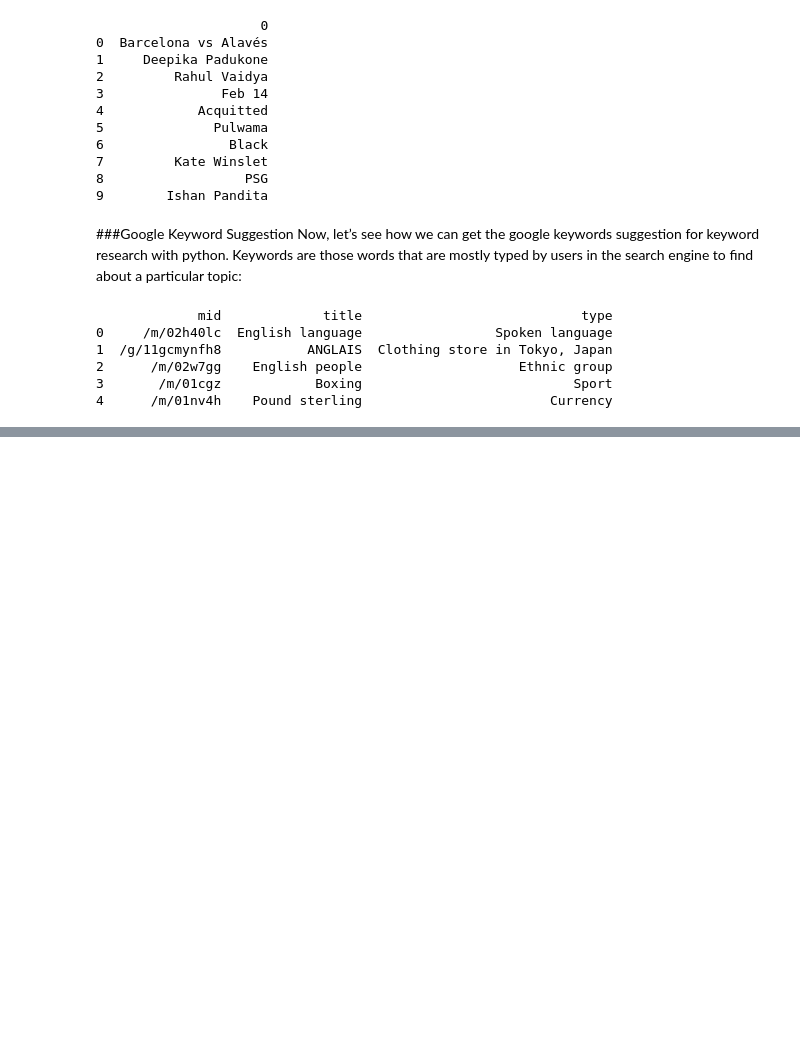
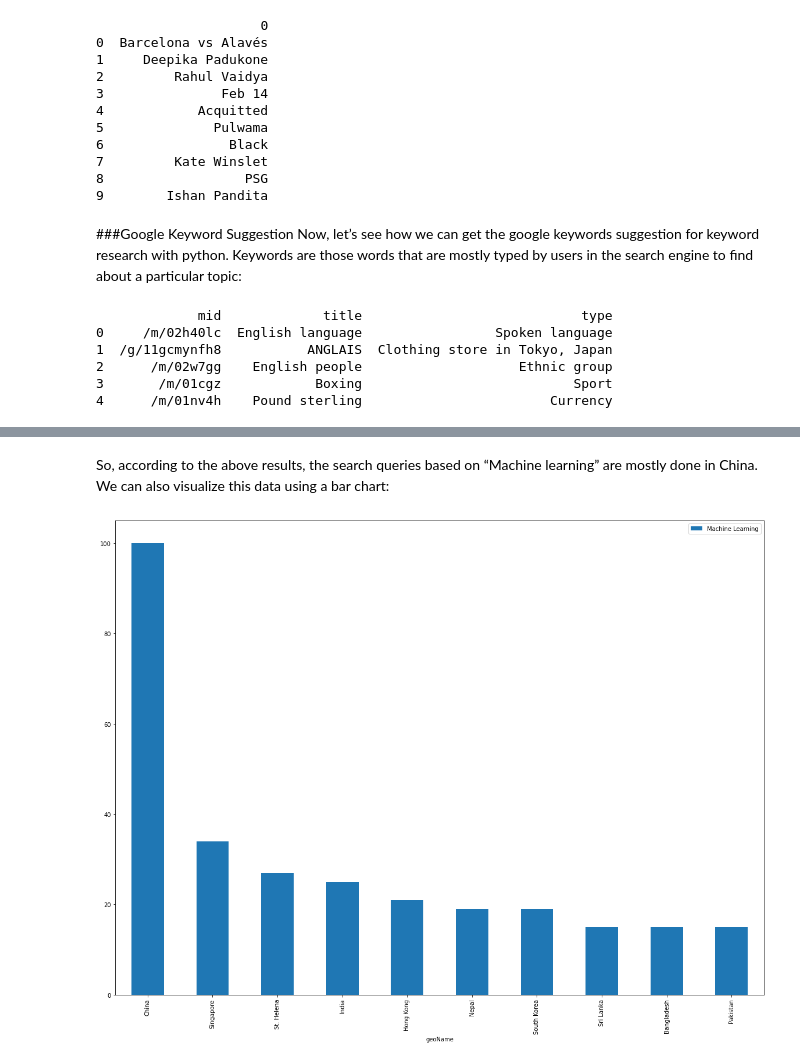
Before and after one commit to adrien50/keywordresearch, a Jupyter notebook: Keyword_Research_with_Python.ipynb, the cells around one changed output, grey strips where cells are left out. Drawn from its saved outputs; the diff is of its cells as text; code cells hidden in the pictures; blank space fills up the shorter version.

```diff
--- a/Keyword_Research_with_Python.ipynb
+++ b/Keyword_Research_with_Python.ipynb
@@ -99,0 +105,5 @@ print(data.head(10))
+# %%
+import pandas as pd
+from pytrends.request import TrendReq
+import matplotlib.pyplot as plt
+trends = TrendReq()
@@ -99,0 +112,6 @@ print(data.head(10))
+# %%
+trends.build_payload(kw_list=["Machine Learning"])
+data = trends.interest_by_region()
+data = data.sort_values(by="Machine Learning", ascending=False)
+data = data.head(10)
+print(data)
@@ -99,0 +131,9 @@ print(data.head(10))
+# %% [markdown]
+So, according to the above results, the search queries based on “Machine learning” are mostly done in China. We can also visualize this data using a bar chart:
+# %%
+data.reset_index().plot(x="geoName", y="Machine Learning",
+                        figsize=(20,15), kind="bar")
+plt.style.use('fivethirtyeight')
+plt.show()
+# %% [output]
+[figure, added]
```
Also changed, not shown: parts of 6 cells of this notebook.
